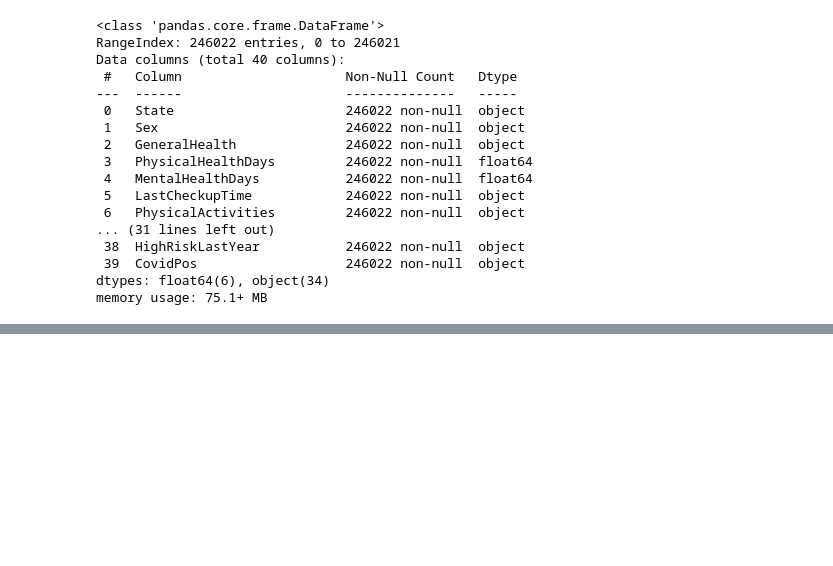
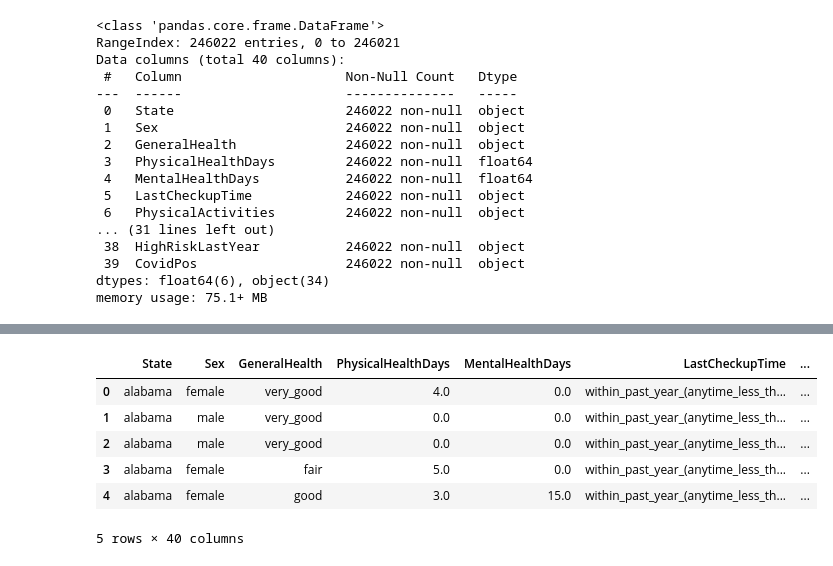
Before and after one commit to Seragu10/heart-disease-22-classification, a Jupyter notebook: notebook.ipynb, the cells around one changed output, grey strips where cells are left out. Cells and saved outputs as stored; diff of their text form; code cells hidden in the pictures; blank space fills up the shorter version.

```diff
--- a/notebook.ipynb
+++ b/notebook.ipynb
@@ -35,0 +56,2 @@ memory usage: 75.1+ MB
+# %%
+col_name = list(data.dtypes[data.dtypes == 'object'].index)
@@ -35,0 +78,13 @@ memory usage: 75.1+ MB
+# %%
+for c in col_name:
+    data[c] = data[c].str.replace(' ', '_').str.lower()
+# %%
+data.head()
+# %% [output]
+|  | State | Sex | GeneralHealth | PhysicalHealthDays | MentalHealthDays | LastCheckupTime | ... |
+| 0 | alabama | female | very_good | 4.0 | 0.0 | within_past_year_(anytime_less_th... | ... |
+| 1 | alabama | male | very_good | 0.0 | 0.0 | within_past_year_(anytime_less_th... | ... |
+| 2 | alabama | male | very_good | 0.0 | 0.0 | within_past_year_(anytime_less_th... | ... |
+| 3 | alabama | female | fair | 5.0 | 0.0 | within_past_year_(anytime_less_th... | ... |
+| 4 | alabama | female | good | 3.0 | 15.0 | within_past_year_(anytime_less_th... | ... |
+5 rows × 40 columns
```
Also changed, not shown: parts of 34 cells of this notebook.
